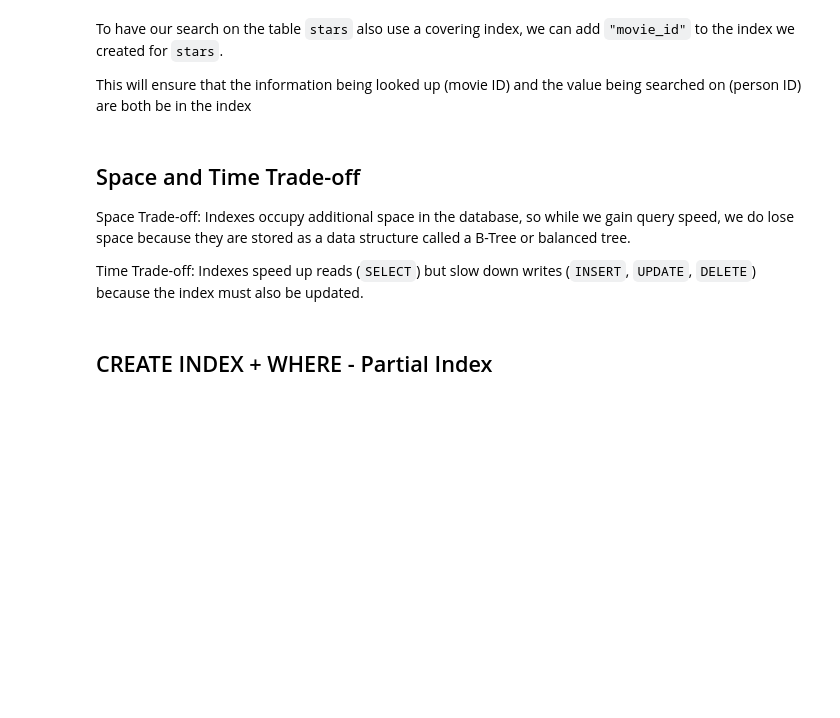
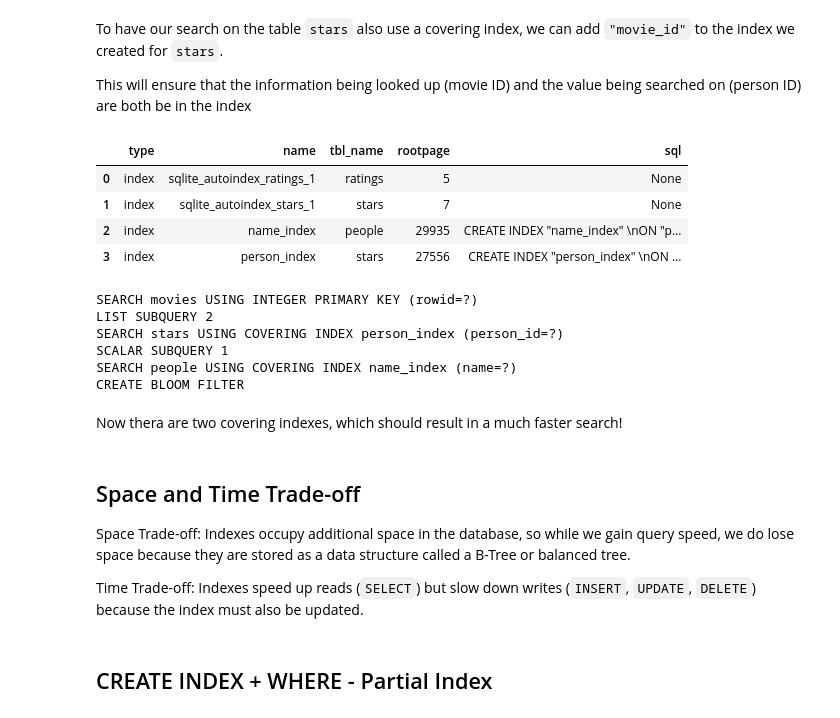
Before and after one commit to engineer-nicolas/cs50sql, a Jupyter notebook: lecture_5_Optimizing/lecture_5.ipynb, the cells around one changed output. Saved outputs shown, nothing was run; the diff lists cells and outputs as text; code cells hidden in the pictures; blank space fills up the shorter version.

```diff
--- a/lecture_5_Optimizing/lecture_5.ipynb
+++ b/lecture_5_Optimizing/lecture_5.ipynb
@@ -301,14 +329,69 @@ A covering index means that all the information needed for the query can be foun
 To have our search on the table ``stars`` also use a covering index, we can add ``"movie_id"`` to the index we created for ``stars``.
 
 This will ensure that the information being looked up (movie ID) and the value being searched on (person ID) are both be in the index
+# %%
+# Delete old index on the "stars" table
+conn.execute(
+"""
+DROP INDEX "person_index";
+"""
+)
+#  Create new covering index
+conn.execute(
+"""
+CREATE INDEX "person_index"
+ON "stars" ("person_id", "movie_id");
+"""
+)
+conn.commit()
+
+df=pd.read_sql_query(
+    """
+    SELECT *
+    FROM sqlite_master
+    WHERE "type"='index';
+    """,
+    conn
+)
+df
+# %% [output]
+|  | type | name | tbl_name | rootpage | sql |
+| 0 | index | sqlite_autoindex_ratings_1 | ratings | 5 | None |
+| 1 | index | sqlite_autoindex_stars_1 | stars | 7 | None |
+| 2 | index | name_index | people | 29935 | CREATE INDEX "name_index" \nON "p... |
+| 3 | index | person_index | stars | 27556 | CREATE INDEX "person_index" \nON ... |
+# %%
+qp=pd.read_sql_query(
+"""
+EXPLAIN QUERY PLAN
+SELECT "title" FROM "movies"
+WHERE "id" IN (
+    SELECT "movie_id" FROM "stars"
+    WHERE "person_id" = (
+        SELECT "id" FROM "people"
+        WHERE "name" = 'Tom Hanks'
+    )
+);
+""",
+conn
+)
+for e in qp["detail"]:
+    print(e)
+# %% [output]
+SEARCH movies USING INTEGER PRIMARY KEY (rowid=?)
+LIST SUBQUERY 2
+SEARCH stars USING COVERING INDEX person_index (person_id=?)
+SCALAR SUBQUERY 1
+SEARCH people USING COVERING INDEX name_index (name=?)
+CREATE BLOOM FILTER
+# %% [markdown]
+Now thera are two covering indexes, which should result in a much faster search!
 # %% [markdown]
 ## Space and Time Trade-off
 
-Space Trade-off:
-Indexes occupy additional space in the database, so while we gain query speed, we do lose space because they are stored as a data structure called a B-Tree or balanced tree.
+Space Trade-off: Indexes occupy additional space in the database, so while we gain query speed, we do lose space because they are stored as a data structure called a B-Tree or balanced tree.
 
-Time Trade-off:
-Indexes speed up reads (`SELECT`) but slow down writes (`INSERT`, `UPDATE`, `DELETE`)
+Time Trade-off: Indexes speed up reads (`SELECT`) but slow down writes (`INSERT`, `UPDATE`, `DELETE`)
 because the index must also be updated.
 # %% [markdown]
 ## CREATE INDEX + WHERE - Partial Index
```
Also changed, not shown: parts of 13 cells of this notebook.
